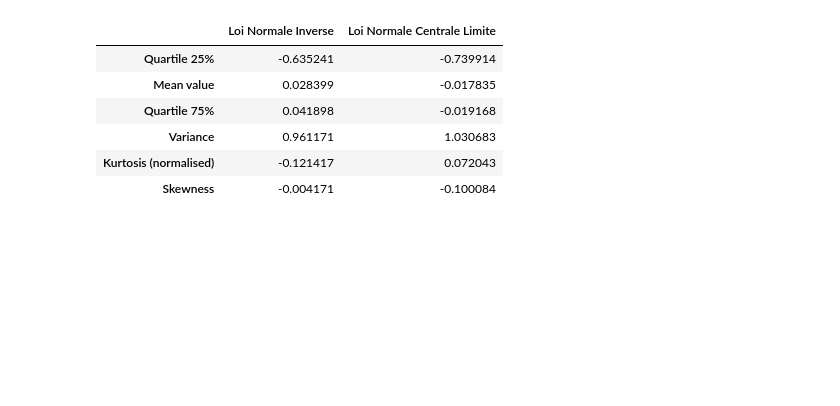
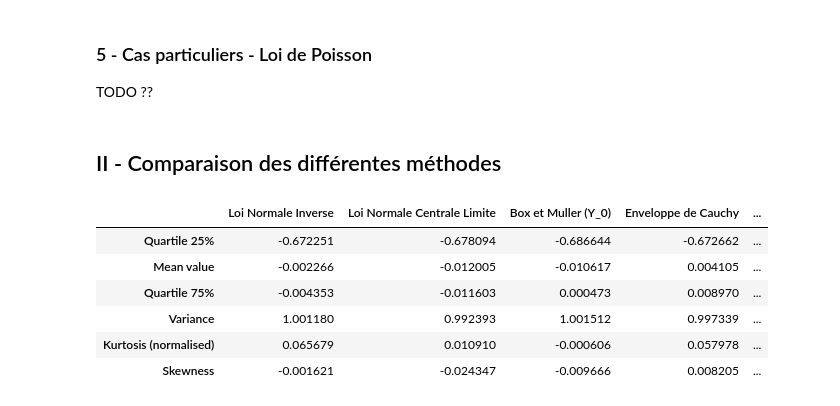
Before and after one commit to maxime-bc/PGC-GVA-TP1-Generateurs, a Jupyter notebook: TP2_Lois_de_probabilité.ipynb, the cells around one changed output. Saved outputs shown, nothing was run; the diff lists cells and outputs as text; code cells hidden in the pictures; blank space fills up the shorter version.

```diff
--- a/TP2_Lois_de_probabilité.ipynb
+++ b/TP2_Lois_de_probabilité.ipynb
@@ -50,20 +0,0 @@ def loi_normale_centrale_limite(n: int) -> np.ndarray:
-# %%
-NAMES = ['Loi Normale Inverse', 'Loi Normale Centrale Limite']
-
-n = 1000
-
-fig, axes = plt.subplots(nrows=1, ncols=2)
-fig.set_size_inches(15, 10)
-
-pp_x1 = sm.ProbPlot(loi_normale_inv(n))
-pp_y1 = sm.ProbPlot(loi_normale_inv(n))
-qqplot_2samples(pp_x1, pp_y1, line="45", ax=axes[0])
-axes[0].title.set_text(NAMES[0])
-
-pp_x2 = sm.ProbPlot(loi_normale_centrale_limite(n))
-pp_y2 = sm.ProbPlot(loi_normale_centrale_limite(n))
-qqplot_2samples(pp_x1, pp_y2, line="45", ax=axes[1])
-axes[1].title.set_text(NAMES[1])
-
-fig.tight_layout(pad=3.0)
-plt.show()
@@ -82,0 +101,4 @@ plt.show()
+# %%
+def loi_normale_rep_inv(n: int) -> np.ndarray:
+    x = runif(n)
+    return sqrt(2) * erfinv(2 * x - 1)
@@ -83,19 +230,28 @@ plt.show()
+# %% [markdown]
+### 5 - Cas particuliers - Loi de Poisson
+
+TODO ??
+# %% [markdown]
+## II - Comparaison des différentes méthodes
 # %%
-distributions = [loi_normale_inv(n), loi_normale_centrale_limite(n)]
+NAMES = ['Loi Normale Inverse', 'Loi Normale Centrale Limite', 'Box et Muller (Y_0)', 'Enveloppe de Cauchy', 'Enveloppe de Laplace']
+n = 10_000
+# manque box muller
+distributions = [loi_normale_rep_inv(n), loi_normale_centrale_limite(n), box_muller(n)[0], cauchy(n), laplace(n)]
 
 data = {'Quartile 25%': [np.percentile(sublist, 25) for sublist in distributions],
         'Mean value': [mean(sublist) for sublist in distributions],
         'Quartile 75%': [np.percentile(sublist, 50) for sublist in distributions],
         'Variance': [np.var(sublist) for sublist in distributions],
         'Kurtosis (normalised)': [kurtosis(sublist) for sublist in distributions],
         'Skewness': [skew(sublist) for sublist in distributions]}
 
 pd.DataFrame.from_dict(data, orient='index', columns=NAMES)
 # %% [output]
-|  | Loi Normale Inverse | Loi Normale Centrale Limite |
-| Quartile 25% | -0.635241 | -0.739914 |
-| Mean value | 0.028399 | -0.017835 |
-| Quartile 75% | 0.041898 | -0.019168 |
-| Variance | 0.961171 | 1.030683 |
-| Kurtosis (normalised) | -0.121417 | 0.072043 |
-| Skewness | -0.004171 | -0.100084 |
+|  | Loi Normale Inverse | Loi Normale Centrale Limite | Box et Muller (Y_0) | Enveloppe de Cauchy | ... |
+| Quartile 25% | -0.672251 | -0.678094 | -0.686644 | -0.672662 | ... |
+| Mean value | -0.002266 | -0.012005 | -0.010617 | 0.004105 | ... |
+| Quartile 75% | -0.004353 | -0.011603 | 0.000473 | 0.008970 | ... |
+| Variance | 1.001180 | 0.992393 | 1.001512 | 0.997339 | ... |
+| Kurtosis (normalised) | 0.065679 | 0.010910 | -0.000606 | 0.057978 | ... |
+| Skewness | -0.001621 | -0.024347 | -0.009666 | 0.008205 | ... |
```
Also changed, not shown: parts of 32 cells of this notebook.
